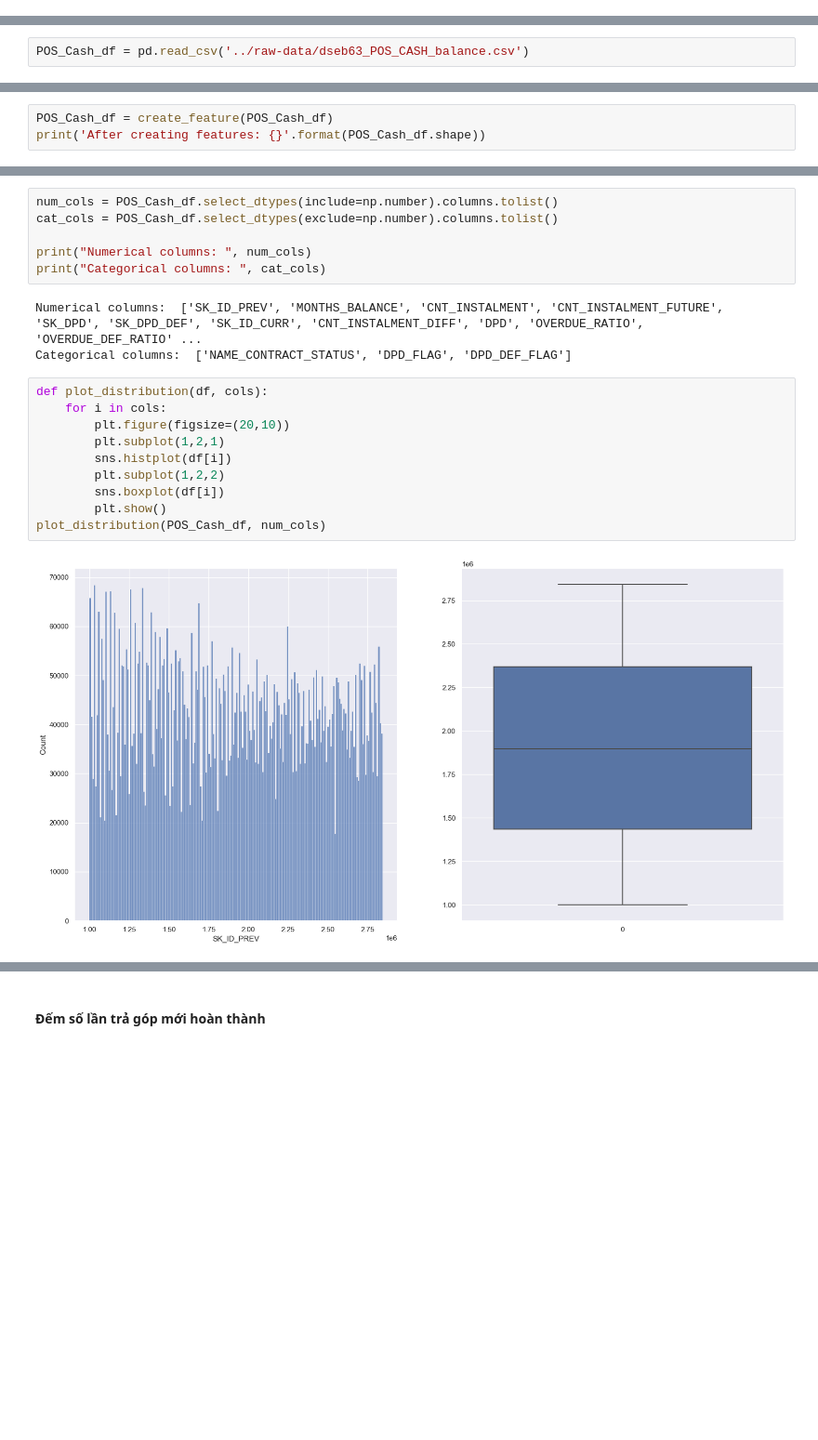
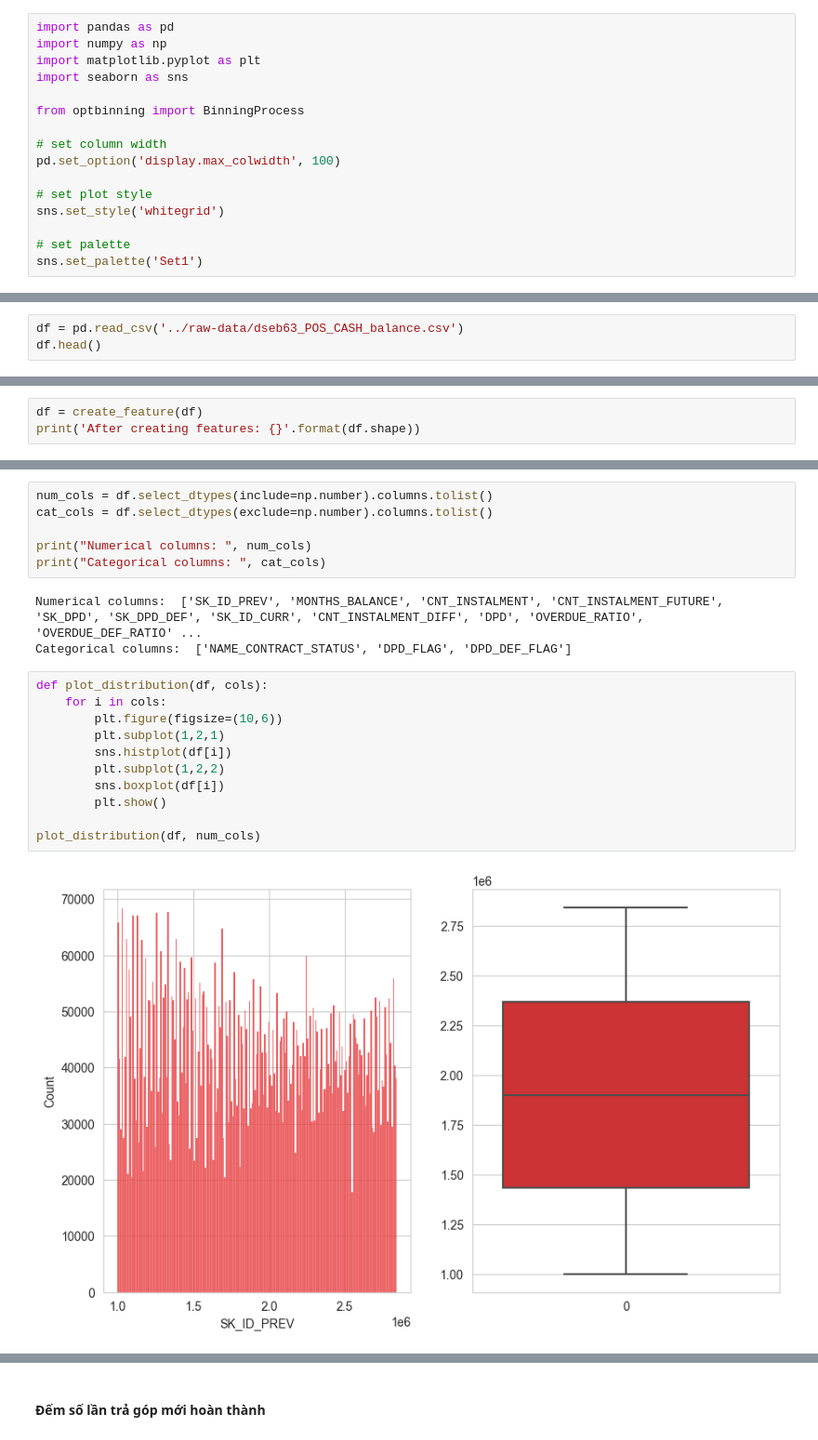
Before and after one commit to ngocngx/home-credit-default-risk, a Jupyter notebook: eda/eda_pos_cash_balance.ipynb, the cells around one changed output, grey strips where cells are left out. Shown at 93% size. Saved outputs shown, nothing was run; the diff lists cells and outputs as text; blank space fills up the shorter version.

```diff
--- a/eda/eda_pos_cash_balance.ipynb
+++ b/eda/eda_pos_cash_balance.ipynb
@@ -10,3 +1,19 @@ pd.options.display.float_format = '{:,.2f}'.format
+# %%
+import pandas as pd
+import numpy as np
+import matplotlib.pyplot as plt
+import seaborn as sns
+
+from optbinning import BinningProcess
+
+# set column width
+pd.set_option('display.max_colwidth', 100)
+
+# set plot style
+sns.set_style('whitegrid')
+
+# set palette
+sns.set_palette('Set1')
 # %% [markdown]
 - Bảng POS_CASH_BALANCE này thể hiện thông tin giao dịch: các lịch sử giao dịch và hành vi mua sắm qua thẻ tín dụng của người tiêu dùng tại Home Credit.
 # %% [markdown]
@@ -31,4 +38,5 @@ def create_feature(df):
     df = pd.concat([df, pd.DataFrame(new_features)], axis=1)
     return df
 # %%
-POS_Cash_df = pd.read_csv('../raw-data/dseb63_POS_CASH_balance.csv')
+df = pd.read_csv('../raw-data/dseb63_POS_CASH_balance.csv')
+df.head()
@@ -35,6 +50,6 @@ POS_Cash_df = pd.read_csv('../raw-data/dseb63_POS_CASH_balance.csv')
 # %%
-POS_Cash_df = create_feature(POS_Cash_df)
-print('After creating features: {}'.format(POS_Cash_df.shape))
+df = create_feature(df)
+print('After creating features: {}'.format(df.shape))
 # %% [output]
 After creating features: (8543375, 14)
 # %%
@@ -106,6 +118,6 @@ POS_Cash_df.describe().T
 # %%
-num_cols = POS_Cash_df.select_dtypes(include=np.number).columns.tolist()
-cat_cols = POS_Cash_df.select_dtypes(exclude=np.number).columns.tolist()
+num_cols = df.select_dtypes(include=np.number).columns.tolist()
+cat_cols = df.select_dtypes(exclude=np.number).columns.tolist()
 
 print("Numerical columns: ", num_cols)
 print("Categorical columns: ", cat_cols)
@@ -115,12 +127,13 @@ Categorical columns:  ['NAME_CONTRACT_STATUS', 'DPD_FLAG', 'DPD_DEF_FLAG']
 # %%
 def plot_distribution(df, cols):
     for i in cols:
-        plt.figure(figsize=(20,10))
+        plt.figure(figsize=(10,6))
         plt.subplot(1,2,1)
         sns.histplot(df[i])
         plt.subplot(1,2,2)
         sns.boxplot(df[i])
         plt.show()
-plot_distribution(POS_Cash_df, num_cols)
+
+plot_distribution(df, num_cols)
 # %% [output]
-[figure, old version]
+[figure, new version]
```
Also changed, not shown: parts of 32 cells of this notebook, 8 other files.
